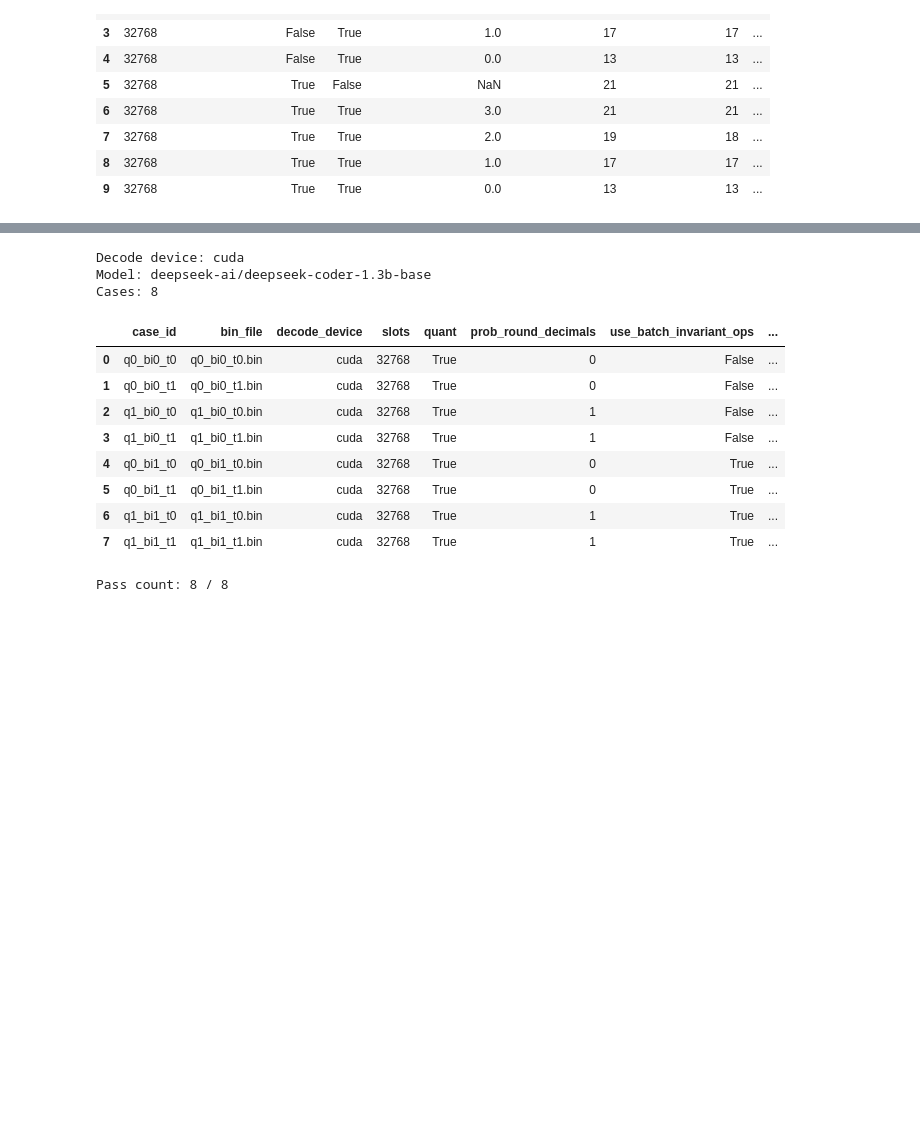
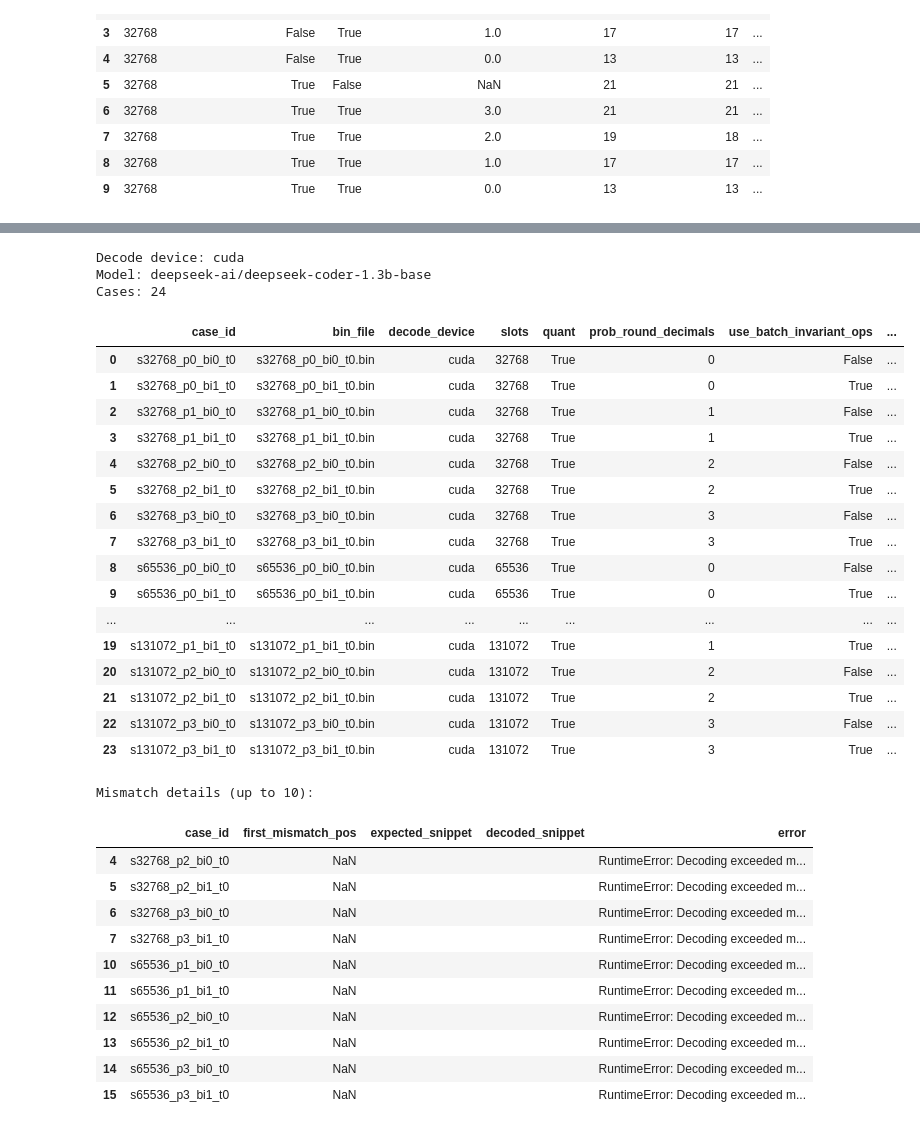
Before and after one commit to miaordh/LLM_Text_Compression_IIB_Project, a Jupyter notebook: lab_deterministic.ipynb, the cells around one changed output, grey strips where cells are left out. Cells and saved outputs as stored; diff of their text form; code cells hidden in the pictures; blank space fills up the shorter version.

```diff
--- a/lab_deterministic.ipynb
+++ b/lab_deterministic.ipynb
@@ -545,18 +545,28 @@ EXPORT_MODEL_ID = MODEL_ID
 ENCODE_DEVICE = "cpu"
 ENCODE_TIMEOUT_SEC_EXPORT = 120
 
-# You can tweak this list to generate more/fewer portable samples.
-EXPORT_CASES = [
-    {"label": "q0_bi0", "use_batch_invariant_ops": False, "quant": True, "prob_round_decimals": 0, "slots": 32768},
-    {"label": "q1_bi0", "use_batch_invariant_ops": False, "quant": True, "prob_round_decimals": 1, "slots": 32768},
-    {"label": "q0_bi1", "use_batch_invariant_ops": True,  "quant": True, "prob_round_decimals": 0, "slots": 32768},
-    {"label": "q1_bi1", "use_batch_invariant_ops": True,  "quant": True, "prob_round_decimals": 1, "slots": 32768},
-]
+# Frontier sweep: one text sample to keep runtime manageable.
+SLOTS_SWEEP = [16384, 32768, 65536, 131072]
+PROB_ROUND_SWEEP = [0, 1, 2, 3]
+BI_OPS_SWEEP = [False, True]
 
 TEXT_SAMPLES = [
     "The quick brown fox jumps over the lazy dog.",
-    "A short deterministic codec portability test.",
 ]
+
+EXPORT_CASES = []
+for slots in SLOTS_SWEEP:
+    for prob_rd in PROB_ROUND_SWEEP:
+        for use_bi in BI_OPS_SWEEP:
+            EXPORT_CASES.append({
+                "label": f"s{slots}_p{prob_rd}_bi{int(use_bi)}",
+                "use_batch_invariant_ops": use_bi,
+                "quant": True,
+                "prob_round_decimals": prob_rd,
+                "slots": slots,
+            })
+
+print(f"Exporting {len(EXPORT_CASES)} configs x {len(TEXT_SAMPLES)} text(s) = {len(EXPORT_CASES) * len(TEXT_SAMPLES)} bins")
 
 
 def _run_with_timeout_local(fn, timeout_sec, *args, **kwargs):
@@ -824,6 +850,10 @@ for item in records:
             "error": "",
         })
     except Exception as exc:
+        file_len = None
+        if bin_path.exists():
+            with open(bin_path, "rb") as f:
+                file_len = len(f.read())
         rows_decode.append({
             "case_id": case_id,
             "bin_file": bin_file,
@@ -832,7 +862,7 @@ for item in records:
             "quant": bool(item.get("quant", False)),
             "prob_round_decimals": int(item.get("prob_round_decimals", -1)),
             "use_batch_invariant_ops": bool(item.get("use_batch_invariant_ops", False)),
-            "encoded_len": None if not bin_path.exists() else len(open(bin_path, "rb").read()),
+            "encoded_len": file_len,
             "expected_len": len(expected_text),
             "decoded_len": None,
             "first_mismatch_pos": None,
@@ -844,40 +874,68 @@ for item in records:
             "elapsed_sec": round(time.time() - started, 3),
             "error": f"{type(exc).__name__}: {exc}",
             "traceback_tail": "\n".join(traceback.format_exc().splitlines()[-8:]),
         })
     finally:
         del codec
         del model
         del tokenizer
         clear_memory()
 
 df_decode_portable = pd.DataFrame(rows_decode)
 display(df_decode_portable[[
     "case_id", "bin_file", "decode_device", "slots", "quant",
     "prob_round_decimals", "use_batch_invariant_ops",
     "encoded_len", "expected_len", "decoded_len", "first_mismatch_pos",
     "text_match", "elapsed_sec", "error"
 ]])
 
 mismatch_df = df_decode_portable[df_decode_portable["text_match"] == False].copy()
 if len(mismatch_df) > 0:
     print("\nMismatch details (up to 10):")
     display(mismatch_df[[
         "case_id", "first_mismatch_pos", "expected_snippet", "decoded_snippet", "error"
     ]].head(10))
 
+summary = (
+    df_decode_portable.groupby(["slots", "prob_round_decimals", "use_batch_invariant_ops"], as_index=False)
+    .agg(pass_rate=("text_match", "mean"), n=("text_match", "count"))
+    .sort_values(["slots", "prob_round_decimals", "use_batch_invariant_ops"])
+    .reset_index(drop=True)
+)
+print("\nPortability frontier summary:")
+display(summary)
+
 print("\nPass count:", int(df_decode_portable["text_match"].sum()), "/", len(df_decode_portable))
 # %% [output]
 Decode device: cuda
 Model: deepseek-ai/deepseek-coder-1.3b-base
-Cases: 8
+Cases: 24
 |  | case_id | bin_file | decode_device | slots | quant | prob_round_decimals | use_batch_invariant_ops | ... |
-| 0 | q0_bi0_t0 | q0_bi0_t0.bin | cuda | 32768 | True | 0 | False | ... |
-| 1 | q0_bi0_t1 | q0_bi0_t1.bin | cuda | 32768 | True | 0 | False | ... |
-| 2 | q1_bi0_t0 | q1_bi0_t0.bin | cuda | 32768 | True | 1 | False | ... |
-| 3 | q1_bi0_t1 | q1_bi0_t1.bin | cuda | 32768 | True | 1 | False | ... |
-| 4 | q0_bi1_t0 | q0_bi1_t0.bin | cuda | 32768 | True | 0 | True | ... |
-| 5 | q0_bi1_t1 | q0_bi1_t1.bin | cuda | 32768 | True | 0 | True | ... |
-| 6 | q1_bi1_t0 | q1_bi1_t0.bin | cuda | 32768 | True | 1 | True | ... |
-| 7 | q1_bi1_t1 | q1_bi1_t1.bin | cuda | 32768 | True | 1 | True | ... |
+| 0 | s32768_p0_bi0_t0 | s32768_p0_bi0_t0.bin | cuda | 32768 | True | 0 | False | ... |
+| 1 | s32768_p0_bi1_t0 | s32768_p0_bi1_t0.bin | cuda | 32768 | True | 0 | True | ... |
+| 2 | s32768_p1_bi0_t0 | s32768_p1_bi0_t0.bin | cuda | 32768 | True | 1 | False | ... |
+| 3 | s32768_p1_bi1_t0 | s32768_p1_bi1_t0.bin | cuda | 32768 | True | 1 | True | ... |
+| 4 | s32768_p2_bi0_t0 | s32768_p2_bi0_t0.bin | cuda | 32768 | True | 2 | False | ... |
+| 5 | s32768_p2_bi1_t0 | s32768_p2_bi1_t0.bin | cuda | 32768 | True | 2 | True | ... |
+| 6 | s32768_p3_bi0_t0 | s32768_p3_bi0_t0.bin | cuda | 32768 | True | 3 | False | ... |
+| 7 | s32768_p3_bi1_t0 | s32768_p3_bi1_t0.bin | cuda | 32768 | True | 3 | True | ... |
+| 8 | s65536_p0_bi0_t0 | s65536_p0_bi0_t0.bin | cuda | 65536 | True | 0 | False | ... |
+| 9 | s65536_p0_bi1_t0 | s65536_p0_bi1_t0.bin | cuda | 65536 | True | 0 | True | ... |
+| ... | ... | ... | ... | ... | ... | ... | ... | ... |
+| 19 | s131072_p1_bi1_t0 | s131072_p1_bi1_t0.bin | cuda | 131072 | True | 1 | True | ... |
+| 20 | s131072_p2_bi0_t0 | s131072_p2_bi0_t0.bin | cuda | 131072 | True | 2 | False | ... |
+| 21 | s131072_p2_bi1_t0 | s131072_p2_bi1_t0.bin | cuda | 131072 | True | 2 | True | ... |
+| 22 | s131072_p3_bi0_t0 | s131072_p3_bi0_t0.bin | cuda | 131072 | True | 3 | False | ... |
+| 23 | s131072_p3_bi1_t0 | s131072_p3_bi1_t0.bin | cuda | 131072 | True | 3 | True | ... |
-Pass count: 8 / 8
+Mismatch details (up to 10):
+|  | case_id | first_mismatch_pos | expected_snippet | decoded_snippet | error |
+| 4 | s32768_p2_bi0_t0 | NaN |  |  | RuntimeError: Decoding exceeded m... |
+| 5 | s32768_p2_bi1_t0 | NaN |  |  | RuntimeError: Decoding exceeded m... |
+| 6 | s32768_p3_bi0_t0 | NaN |  |  | RuntimeError: Decoding exceeded m... |
+| 7 | s32768_p3_bi1_t0 | NaN |  |  | RuntimeError: Decoding exceeded m... |
+| 10 | s65536_p1_bi0_t0 | NaN |  |  | RuntimeError: Decoding exceeded m... |
+| 11 | s65536_p1_bi1_t0 | NaN |  |  | RuntimeError: Decoding exceeded m... |
+| 12 | s65536_p2_bi0_t0 | NaN |  |  | RuntimeError: Decoding exceeded m... |
+| 13 | s65536_p2_bi1_t0 | NaN |  |  | RuntimeError: Decoding exceeded m... |
+| 14 | s65536_p3_bi0_t0 | NaN |  |  | RuntimeError: Decoding exceeded m... |
+| 15 | s65536_p3_bi1_t0 | NaN |  |  | RuntimeError: Decoding exceeded m... |
```
Also changed, not shown: parts of 5 cells of this notebook, 26 other files.
